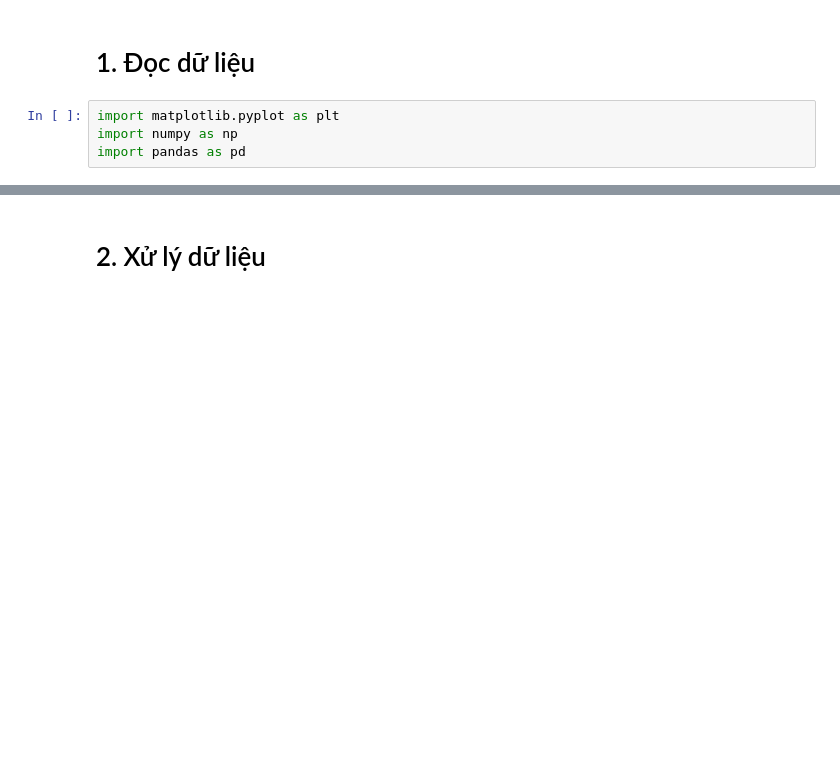
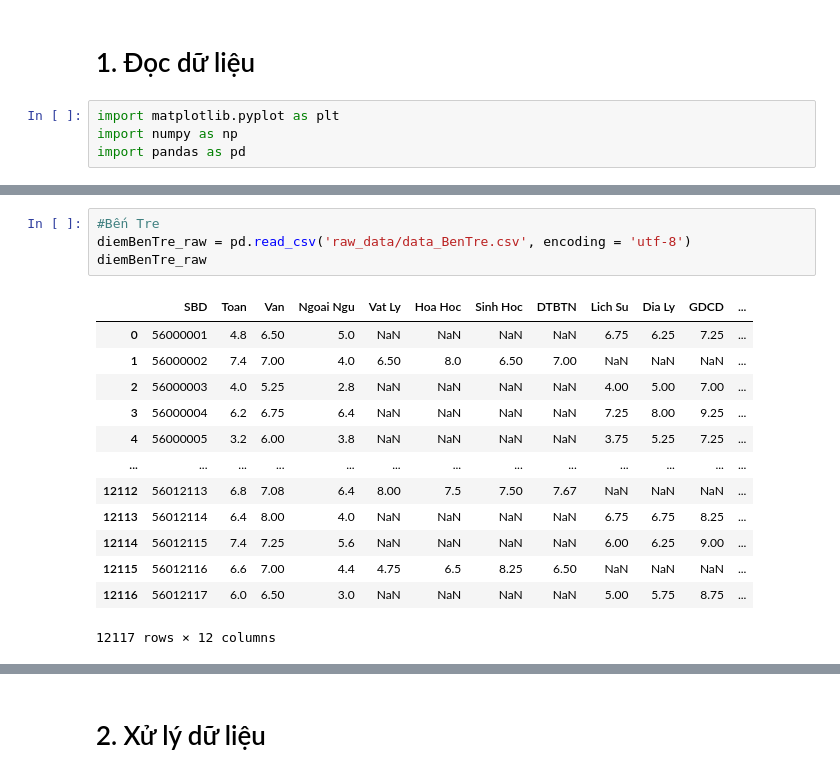
Before and after one commit to nauht1/ScoreAnalysisProject, a Jupyter notebook: Insight.ipynb, the cells around one changed output, grey strips where cells are left out. Saved outputs shown, nothing was run; the diff lists cells and outputs as text; blank space fills up the shorter version.

```diff
--- a/Insight.ipynb
+++ b/Insight.ipynb
@@ -42,0 +47,18 @@ diemPVT_raw
+# %%
+#Bến Tre
+diemBenTre_raw = pd.read_csv('raw_data/data_BenTre.csv', encoding = 'utf-8')
+diemBenTre_raw
+# %% [output]
+|  | SBD | Toan | Van | Ngoai Ngu | Vat Ly | Hoa Hoc | Sinh Hoc | DTBTN | Lich Su | Dia Ly | GDCD | ... |
+| 0 | 56000001 | 4.8 | 6.50 | 5.0 | NaN | NaN | NaN | NaN | 6.75 | 6.25 | 7.25 | ... |
+| 1 | 56000002 | 7.4 | 7.00 | 4.0 | 6.50 | 8.0 | 6.50 | 7.00 | NaN | NaN | NaN | ... |
+| 2 | 56000003 | 4.0 | 5.25 | 2.8 | NaN | NaN | NaN | NaN | 4.00 | 5.00 | 7.00 | ... |
+| 3 | 56000004 | 6.2 | 6.75 | 6.4 | NaN | NaN | NaN | NaN | 7.25 | 8.00 | 9.25 | ... |
+| 4 | 56000005 | 3.2 | 6.00 | 3.8 | NaN | NaN | NaN | NaN | 3.75 | 5.25 | 7.25 | ... |
+| ... | ... | ... | ... | ... | ... | ... | ... | ... | ... | ... | ... | ... |
+| 12112 | 56012113 | 6.8 | 7.08 | 6.4 | 8.00 | 7.5 | 7.50 | 7.67 | NaN | NaN | NaN | ... |
+| 12113 | 56012114 | 6.4 | 8.00 | 4.0 | NaN | NaN | NaN | NaN | 6.75 | 6.75 | 8.25 | ... |
+| 12114 | 56012115 | 7.4 | 7.25 | 5.6 | NaN | NaN | NaN | NaN | 6.00 | 6.25 | 9.00 | ... |
+| 12115 | 56012116 | 6.6 | 7.00 | 4.4 | 4.75 | 6.5 | 8.25 | 6.50 | NaN | NaN | NaN | ... |
+| 12116 | 56012117 | 6.0 | 6.50 | 3.0 | NaN | NaN | NaN | NaN | 5.00 | 5.75 | 8.75 | ... |
+12117 rows × 12 columns
```
Also changed, not shown: parts of 39 cells of this notebook, 14 other files.
